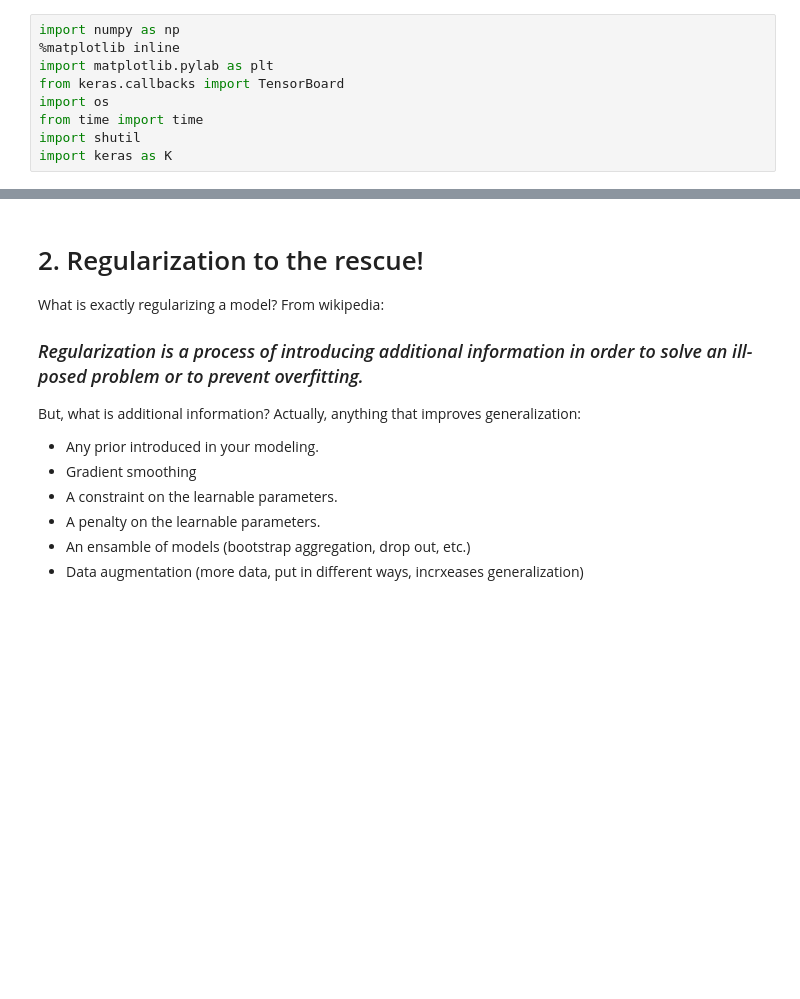
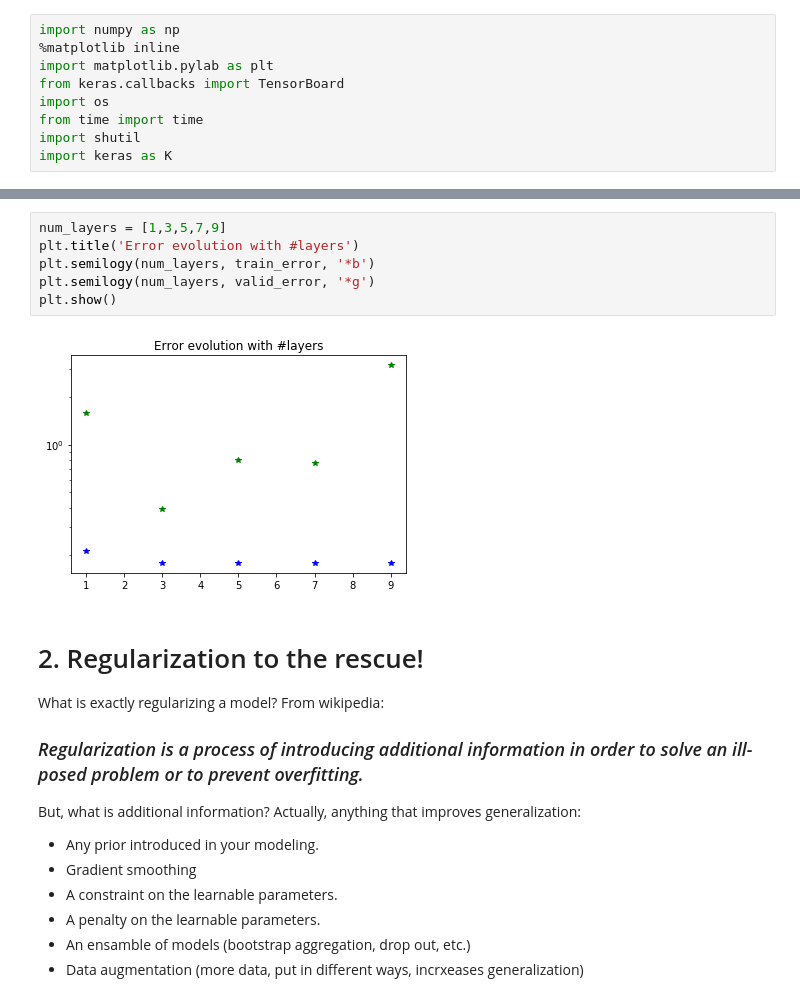
Before and after one commit to bichopaulinho/DeepLearningCourse, a Jupyter notebook: 04_Optimization/10_Regularization-student_version.ipynb, the cells around one changed output, grey strips where cells are left out. Saved outputs shown, nothing was run; the diff lists cells and outputs as text; blank space fills up the shorter version.

```diff
--- a/04_Optimization/10_Regularization-student_version.ipynb
+++ b/04_Optimization/10_Regularization-student_version.ipynb
@@ -139,3 +172,11 @@ def train_model(layers=1, neurons=64, act='relu', lr=1e-3, epochs=50, batch_size
+# %%
+num_layers = [1,3,5,7,9]
+plt.title('Error evolution with #layers')
+plt.semilogy(num_layers, train_error, '*b')
+plt.semilogy(num_layers, valid_error, '*g')
+plt.show()
+# %% [output]
+[figure, added]
 # %% [markdown]
 # 2. Regularization to the rescue!
 
```
Also changed, not shown: parts of 9 cells of this notebook, 2 other files.
